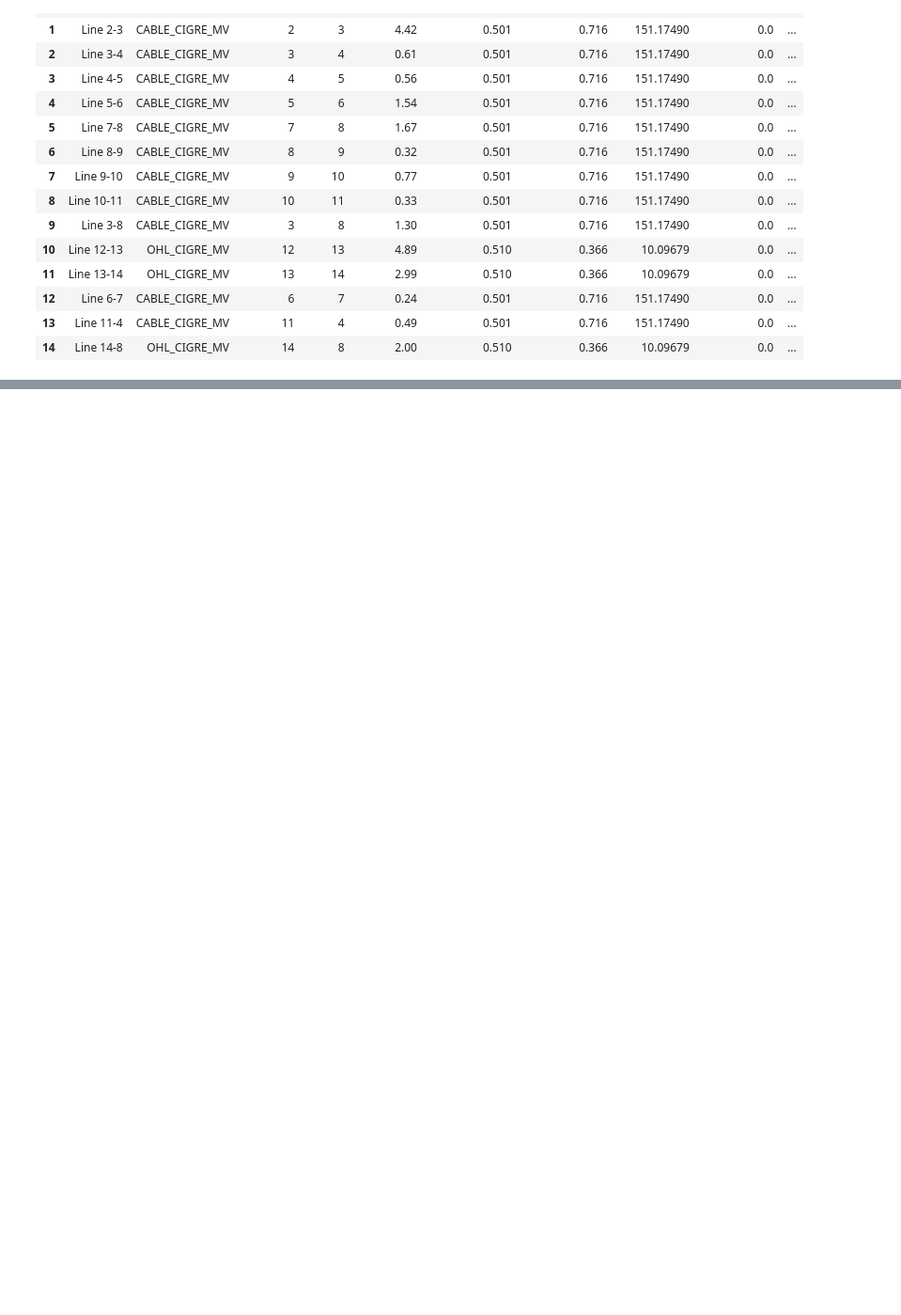
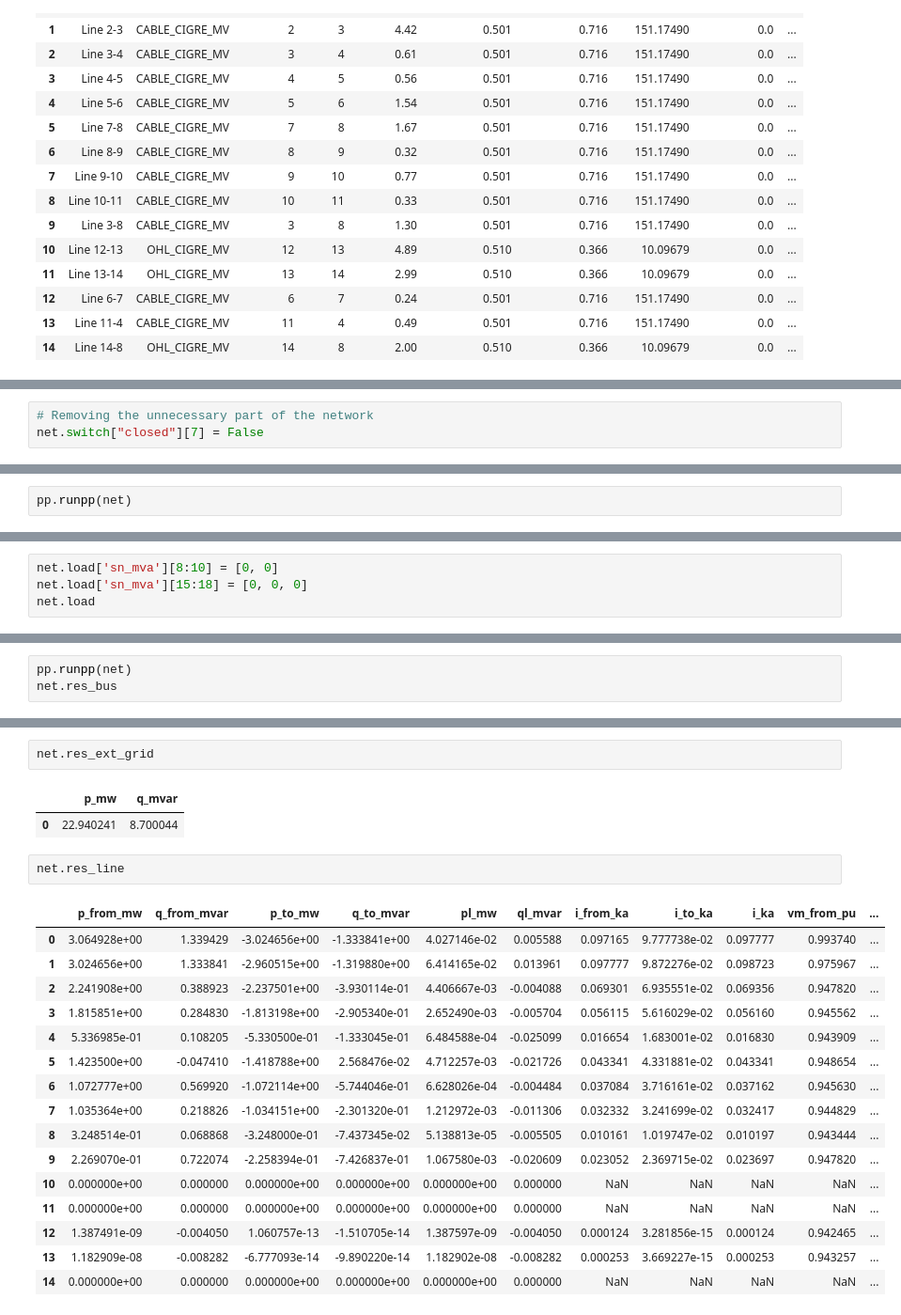
Before and after one commit to lilanka/iems, a Jupyter notebook: experiments/pp_experiment.ipynb, the cells around one changed output, grey strips where cells are left out. Shown at 94% size. Saved outputs shown, nothing was run; the diff lists cells and outputs as text; blank space fills up the shorter version.

Commit message:
Updated to code the set load function

```diff
--- a/experiments/pp_experiment.ipynb
+++ b/experiments/pp_experiment.ipynb
@@ -96,0 +130,3 @@ net.line
+# %%
+# Removing the unnecessary part of the network
+net.switch["closed"][7] = False
@@ -96,0 +145,2 @@ net.line
+# %%
+pp.runpp(net)
@@ -96,0 +186,4 @@ net.line
+# %%
+net.load['sn_mva'][8:10] = [0, 0]
+net.load['sn_mva'][15:18] = [0, 0, 0]
+net.load
@@ -96,0 +208,3 @@ net.line
+# %%
+pp.runpp(net)
+net.res_bus
@@ -96,0 +228,24 @@ net.line
+# %%
+net.res_ext_grid
+# %% [output]
+|  | p_mw | q_mvar |
+| 0 | 22.940241 | 8.700044 |
+# %%
+net.res_line
+# %% [output]
+|  | p_from_mw | q_from_mvar | p_to_mw | q_to_mvar | pl_mw | ql_mvar | i_from_ka | i_to_ka | i_ka | vm_from_pu | ... |
+| 0 | 3.064928e+00 | 1.339429 | -3.024656e+00 | -1.333841e+00 | 4.027146e-02 | 0.005588 | 0.097165 | 9.777738e-02 | 0.097777 | 0.993740 | ... |
+| 1 | 3.024656e+00 | 1.333841 | -2.960515e+00 | -1.319880e+00 | 6.414165e-02 | 0.013961 | 0.097777 | 9.872276e-02 | 0.098723 | 0.975967 | ... |
+| 2 | 2.241908e+00 | 0.388923 | -2.237501e+00 | -3.930114e-01 | 4.406667e-03 | -0.004088 | 0.069301 | 6.935551e-02 | 0.069356 | 0.947820 | ... |
+| 3 | 1.815851e+00 | 0.284830 | -1.813198e+00 | -2.905340e-01 | 2.652490e-03 | -0.005704 | 0.056115 | 5.616029e-02 | 0.056160 | 0.945562 | ... |
+| 4 | 5.336985e-01 | 0.108205 | -5.330500e-01 | -1.333045e-01 | 6.484588e-04 | -0.025099 | 0.016654 | 1.683001e-02 | 0.016830 | 0.943909 | ... |
+| 5 | 1.423500e+00 | -0.047410 | -1.418788e+00 | 2.568476e-02 | 4.712257e-03 | -0.021726 | 0.043341 | 4.331881e-02 | 0.043341 | 0.948654 | ... |
+| 6 | 1.072777e+00 | 0.569920 | -1.072114e+00 | -5.744046e-01 | 6.628026e-04 | -0.004484 | 0.037084 | 3.716161e-02 | 0.037162 | 0.945630 | ... |
+| 7 | 1.035364e+00 | 0.218826 | -1.034151e+00 | -2.301320e-01 | 1.212972e-03 | -0.011306 | 0.032332 | 3.241699e-02 | 0.032417 | 0.944829 | ... |
+| 8 | 3.248514e-01 | 0.068868 | -3.248000e-01 | -7.437345e-02 | 5.138813e-05 | -0.005505 | 0.010161 | 1.019747e-02 | 0.010197 | 0.943444 | ... |
+| 9 | 2.269070e-01 | 0.722074 | -2.258394e-01 | -7.426837e-01 | 1.067580e-03 | -0.020609 | 0.023052 | 2.369715e-02 | 0.023697 | 0.947820 | ... |
+| 10 | 0.000000e+00 | 0.000000 | 0.000000e+00 | 0.000000e+00 | 0.000000e+00 | 0.000000 | NaN | NaN | NaN | NaN | ... |
+| 11 | 0.000000e+00 | 0.000000 | 0.000000e+00 | 0.000000e+00 | 0.000000e+00 | 0.000000 | NaN | NaN | NaN | NaN | ... |
+| 12 | 1.387491e-09 | -0.004050 | 1.060757e-13 | -1.510705e-14 | 1.387597e-09 | -0.004050 | 0.000124 | 3.281856e-15 | 0.000124 | 0.942465 | ... |
+| 13 | 1.182909e-08 | -0.008282 | -6.777093e-14 | -9.890220e-14 | 1.182902e-08 | -0.008282 | 0.000253 | 3.669227e-15 | 0.000253 | 0.943257 | ... |
+| 14 | 0.000000e+00 | 0.000000 | 0.000000e+00 | 0.000000e+00 | 0.000000e+00 | 0.000000 | NaN | NaN | NaN | NaN | ... |
```
Also changed, not shown: parts of 13 cells of this notebook.
